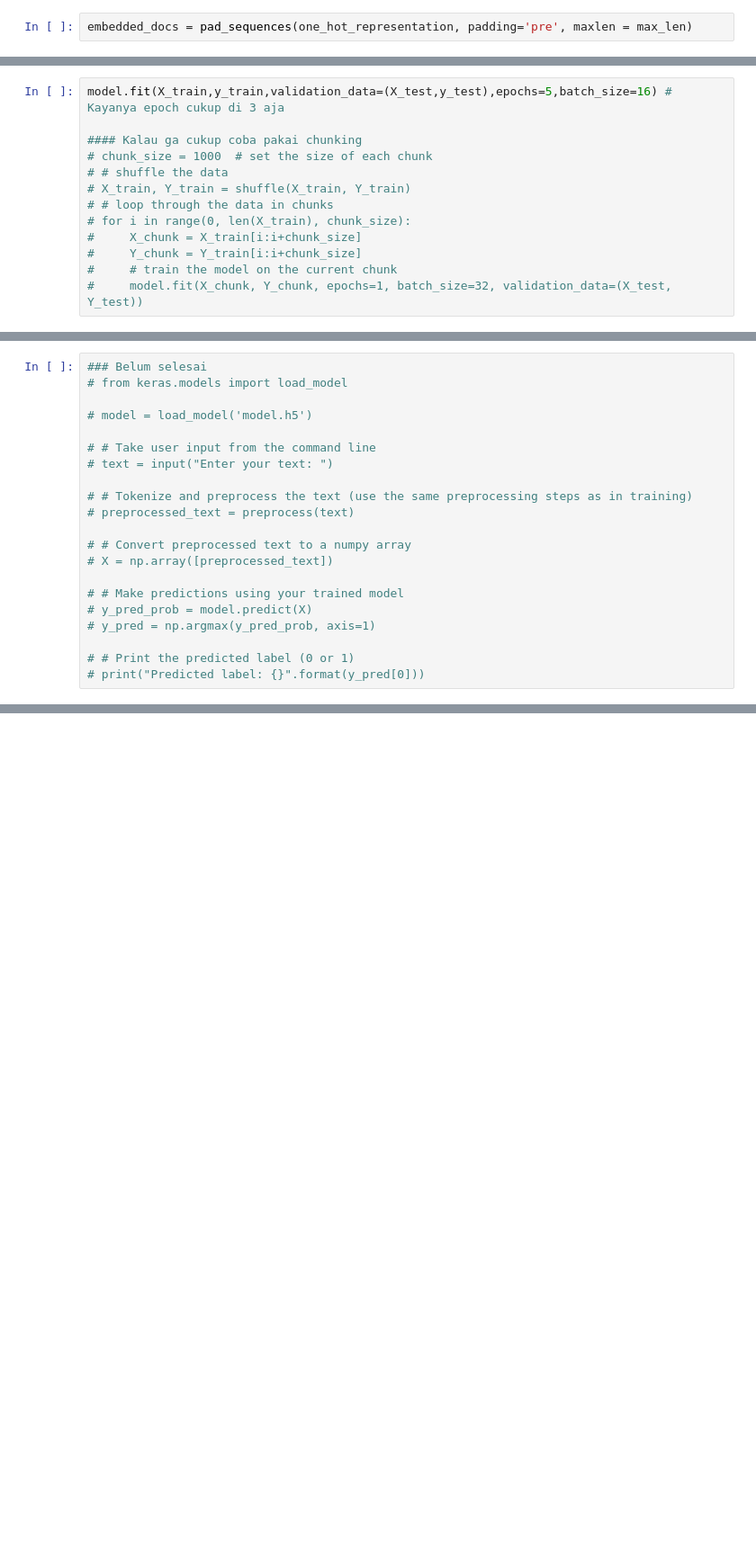
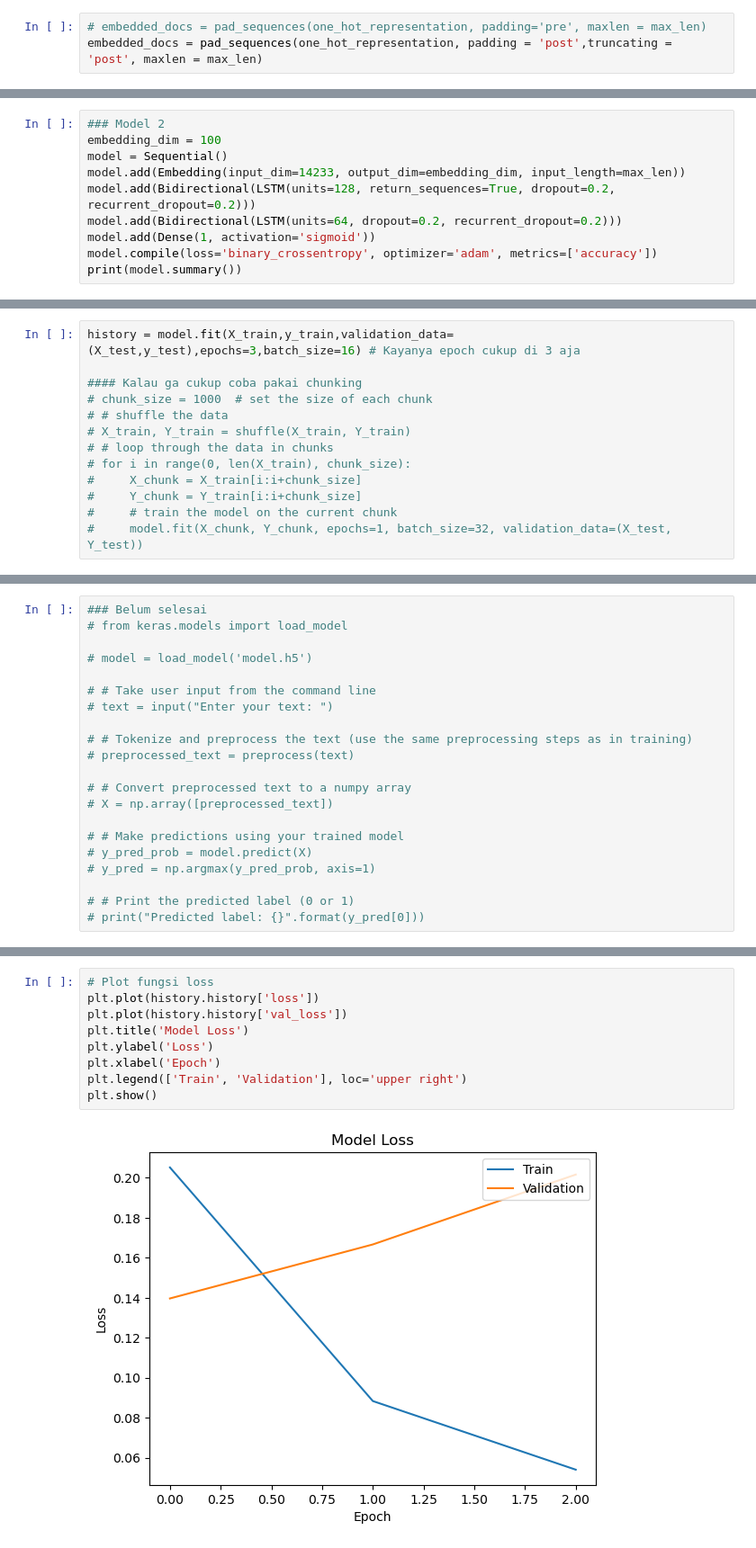
Before and after one commit to daily-cloud/daily-cloud-ml, a Jupyter notebook: prjct-mh.ipynb, the cells around one changed output, grey strips where cells are left out. Shown at 90% size. Saved outputs shown, nothing was run; the diff lists cells and outputs as text; blank space fills up the shorter version.

```diff
--- a/prjct-mh.ipynb
+++ b/prjct-mh.ipynb
@@ -163,3 +170,4 @@ max_len
 # %%
-embedded_docs = pad_sequences(one_hot_representation, padding='pre', maxlen = max_len)
+# embedded_docs = pad_sequences(one_hot_representation, padding='pre', maxlen = max_len)
+embedded_docs = pad_sequences(one_hot_representation, padding = 'post',truncating = 'post', maxlen = max_len)
 # %%
@@ -189,0 +182,10 @@ None
+# %%
+### Model 2
+embedding_dim = 100
+model = Sequential()
+model.add(Embedding(input_dim=14233, output_dim=embedding_dim, input_length=max_len))
+model.add(Bidirectional(LSTM(units=128, return_sequences=True, dropout=0.2, recurrent_dropout=0.2)))
+model.add(Bidirectional(LSTM(units=64, dropout=0.2, recurrent_dropout=0.2)))
+model.add(Dense(1, activation='sigmoid'))
+model.compile(loss='binary_crossentropy', optimizer='adam', metrics=['accuracy'])
+print(model.summary())
@@ -210,7 +233,7 @@ Shape of y train is: (6957,)
 Shape of X test is: (774, 1300)
 Shape of y test is: (774,)
 # %%
-model.fit(X_train,y_train,validation_data=(X_test,y_test),epochs=5,batch_size=16) # Kayanya epoch cukup di 3 aja
+history = model.fit(X_train,y_train,validation_data=(X_test,y_test),epochs=3,batch_size=16) # Kayanya epoch cukup di 3 aja
 
 #### Kalau ga cukup coba pakai chunking
 # chunk_size = 1000  # set the size of each chunk
@@ -305,0 +329,11 @@ True label: 1, Predicted label: [1]
+# %%
+# Plot fungsi loss
+plt.plot(history.history['loss'])
+plt.plot(history.history['val_loss'])
+plt.title('Model Loss')
+plt.ylabel('Loss')
+plt.xlabel('Epoch')
+plt.legend(['Train', 'Validation'], loc='upper right')
+plt.show()
+# %% [output]
+[figure, added]
```
Also changed, not shown: parts of 12 cells of this notebook.
